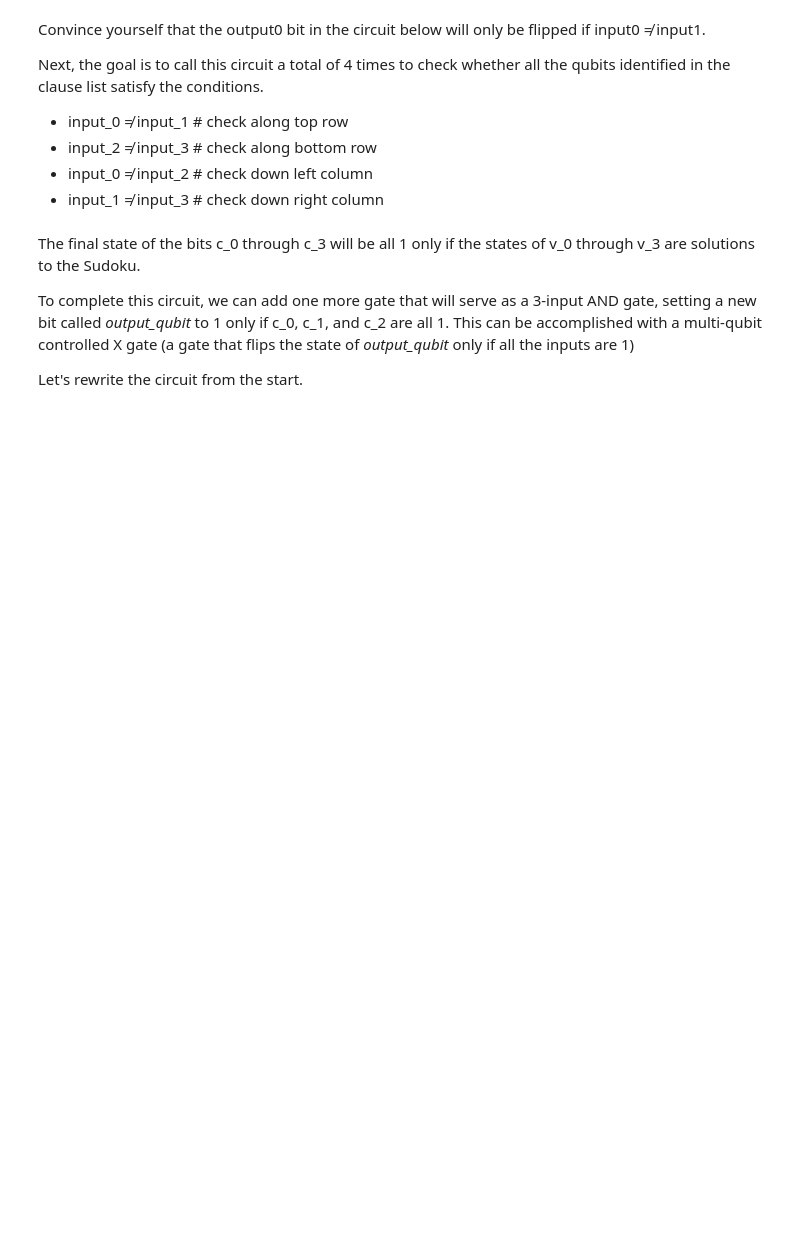
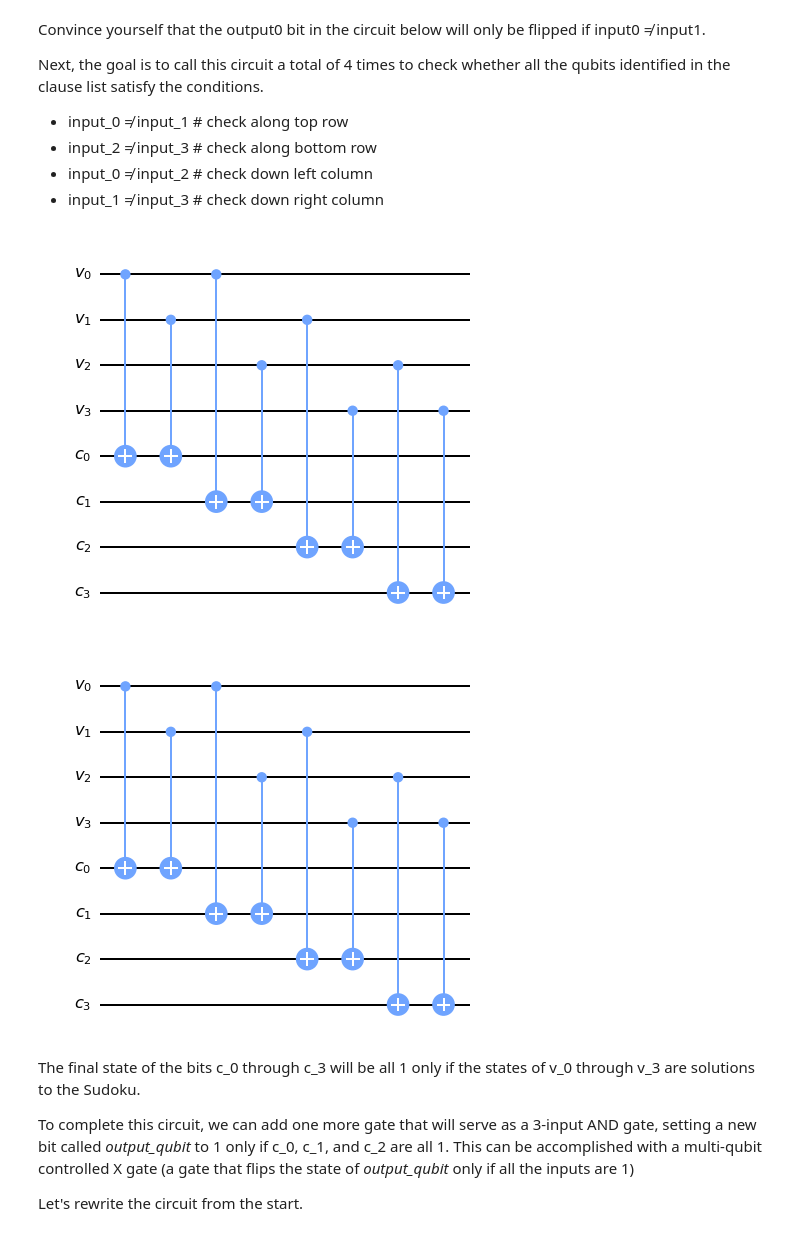
Before and after one commit to WaywardPhoton/STEMNYC_2021, a Jupyter notebook: Sudoku.ipynb, the cells around one changed output. Cells and saved outputs as stored; diff of their text form; code cells hidden in the pictures; blank space fills up the shorter version.

```diff
--- a/Sudoku.ipynb
+++ b/Sudoku.ipynb
@@ -52,8 +55,8 @@ OBJ_QC= **QuantumCircuit(OBJ_QUANTUM, OBJ_QUANTUM2)**
 
 Since you will be performing 4 checks total for this circuit, and storing the result of each check in a new qubit, how many qubits do you need?
 # %%
-SIZE = #YOUR CODE HERE#
-SIZE2 = #YOUR CODE HERE#
+SIZE = 4 #YOUR CODE HERE#
+SIZE2 = 4 #YOUR CODE HERE#
 
 var_qubits = QuantumRegister(SIZE, name='v')  # representing variable bits
 clause_qubits = QuantumRegister(SIZE2, name='c')  # bits to store clause-checks
@@ -91,12 +97,16 @@ Next, the goal is to call this circuit a total of 4 times to check whether all t
 - input_0 ≠ input_2   # check down left column
 - input_1 ≠ input_3   # check down right column
 # %%
+# Compute clauses
 i = 0
 for clause in clause_list:
     XOR(qc, clause[0], clause[1], clause_qubits[i])
     i += 1
 
-qc.draw()
+qc.draw(output='mpl')
+# %% [output]
+[figure, added]
+[figure, added]
 # %% [markdown]
 The final state of the bits c_0 through c_3 will be all 1 only if the states of v_0 through v_3 are solutions to the Sudoku.
 
```
Also changed, not shown: parts of 5 cells of this notebook, 1 other file.
